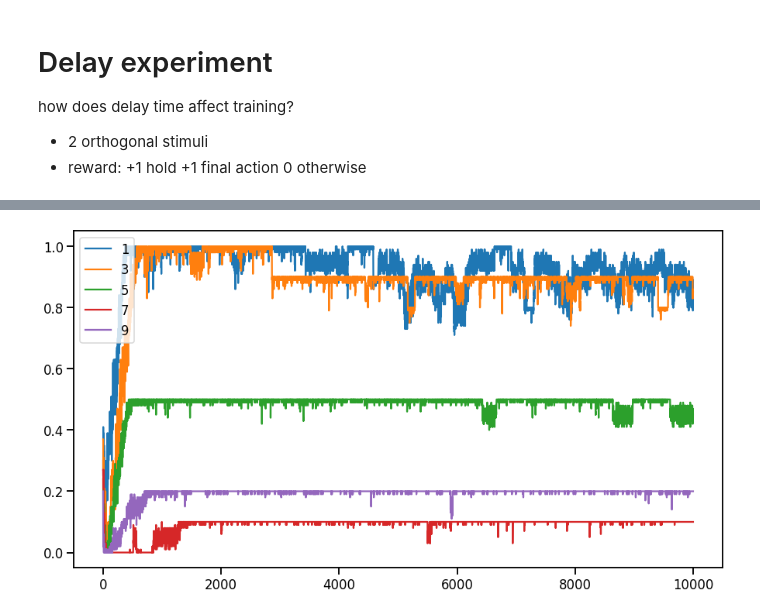
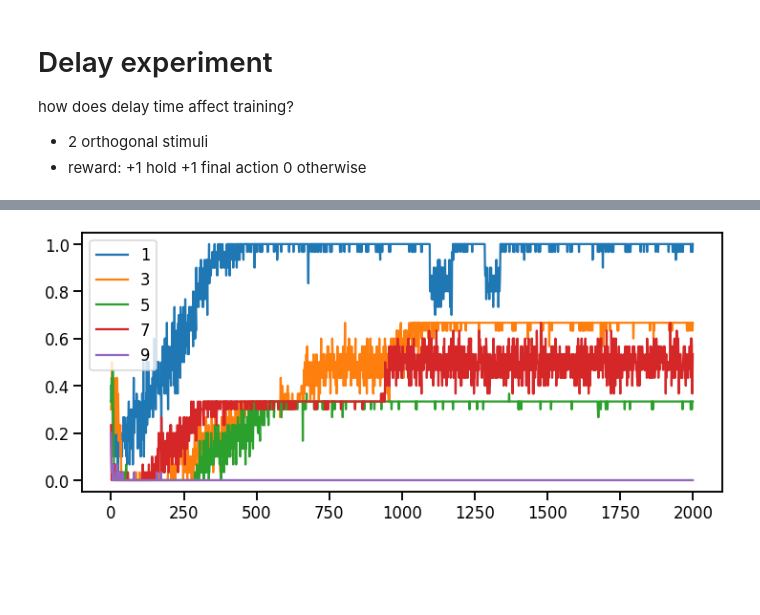
Before and after one commit to andrebeu/active-learning, a Jupyter notebook: curr-delay-0521/exp-delay.ipynb, the cells around one changed output, grey strips where cells are left out. Drawn from its saved outputs; the diff is of its cells as text; code cells hidden in the pictures; blank space fills up the shorter version.

```diff
--- a/curr-delay-0521/exp-delay.ipynb
+++ b/curr-delay-0521/exp-delay.ipynb
@@ -36,20 +33,20 @@ def exp(delay,neps,nseeds):
   return reward
 # %%
 # run experiment over delay conditions
-nseeds,neps=10,100000
+nseeds,neps=3,20000
 L = []
 for delay in range(1,10,2):
   R = exp(delay,neps,nseeds)
   L.append(R)
 results = np.array(L)
 # %%
-plt.figure(figsize=(15,8))
+plt.figure(figsize=(12,5))
 for d,res in zip(range(1,10,2),results):
   M = res.mean(0)
   S = res.std(0) / np.sqrt(len(res))
   M = M.reshape(-1,10).mean(1)
   plt.plot(M,label=d)
 plt.legend()
 plt.savefig('figures/delaylen')
 # %% [output]
-[figure, old version]
+[figure, new version]
```
Also changed, not shown: parts of 1 cell of this notebook, 9 other files.
